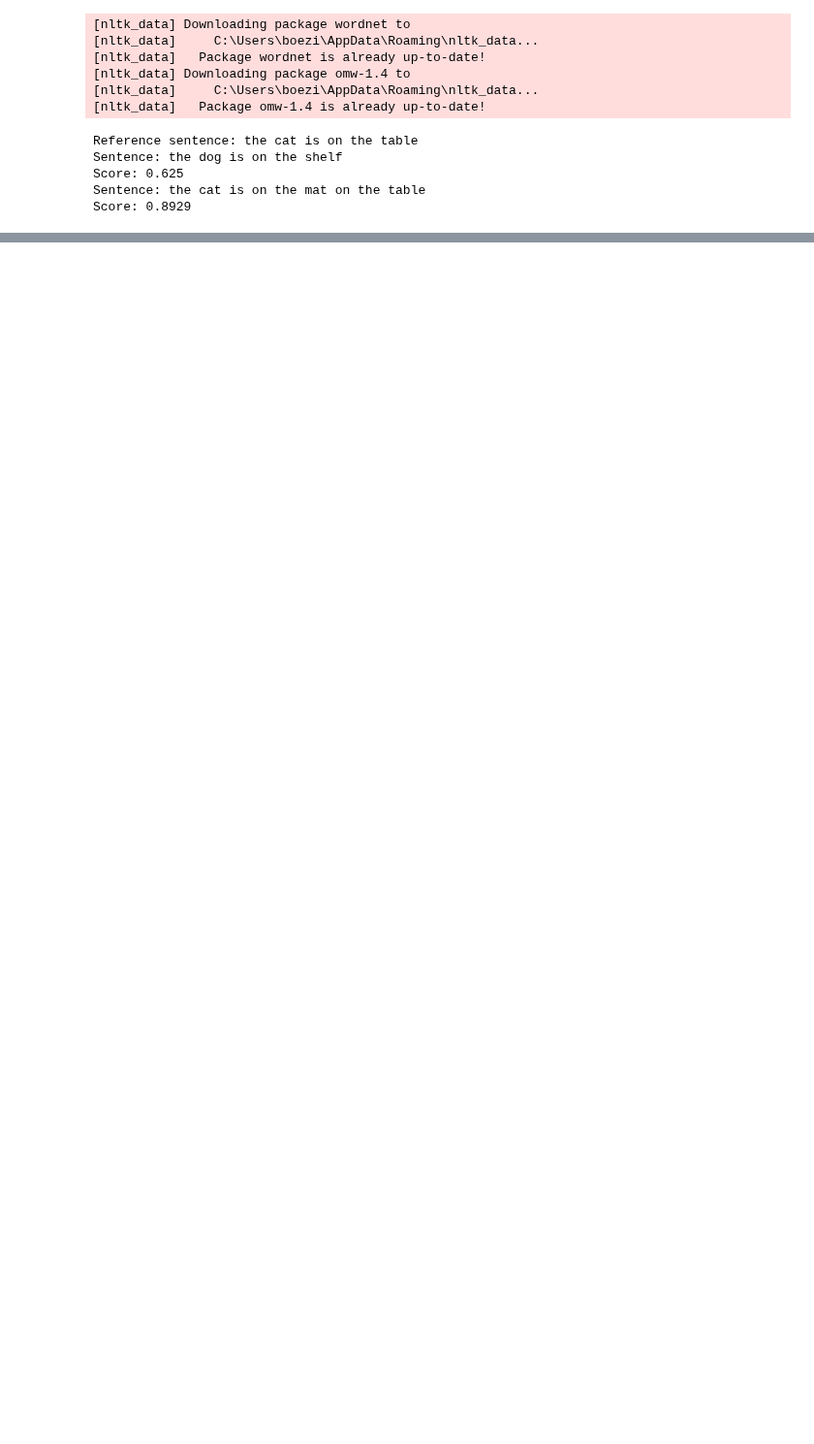
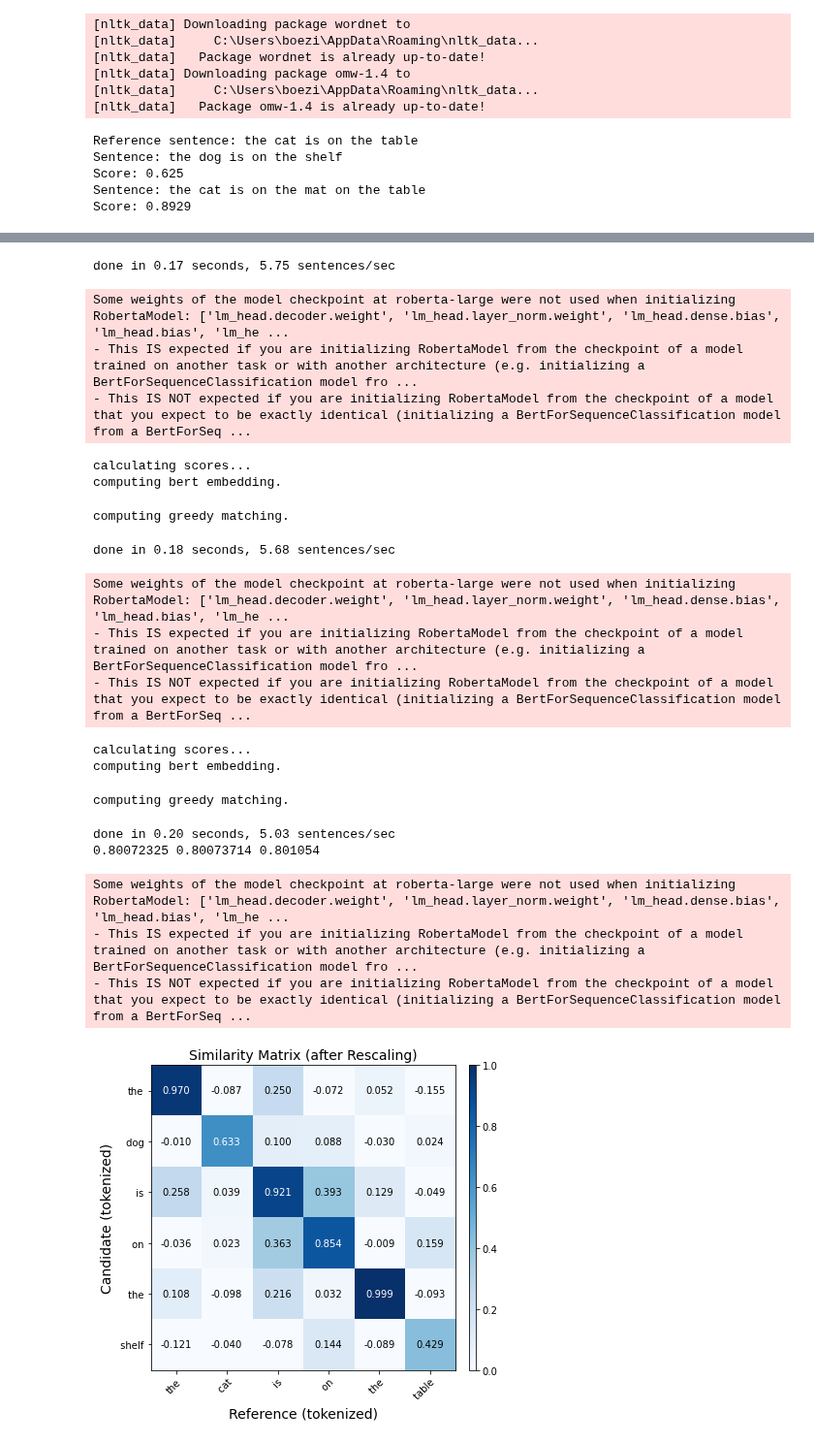
Before and after one commit to TheOnesThatWereAbroad/PodcastSummarization, a Jupyter notebook: metrics.ipynb, the cells around one changed output, grey strips where cells are left out. Shown at 97% size. Drawn from its saved outputs; the diff is of its cells as text; code cells hidden in the pictures; blank space fills up the shorter version.

Commit message:
refactor bertscore, evaluation report, BLEURT type error to fix

```diff
--- a/metrics.ipynb
+++ b/metrics.ipynb
@@ -77,22 +80,48 @@ Score: 0.625
 Sentence: the cat is on the mat on the table
 Score: 0.8929
 # %%
-def bertscore_score(reference, candidate):
+# TODO delete execution comments
+
+def bertscore_precision_score(reference, candidate):
     """
     BERTScore score, see https://github.com/Tiiiger/bert_score/blob/master/example/Demo.ipynb for API
     Parameters:
         reference: reference translation
         candidate: generated translation
     Returns:
-        BERTScore score (precision, recall and F1)
+        BERTScore precision score
     """
-    return score([candidate], [reference], lang='en', verbose=True, rescale_with_baseline=True)
+    return score([candidate], [reference], lang='en', verbose=True, rescale_with_baseline=True)[0].numpy()[0]
 
+def bertscore_recall_score(reference, candidate):
+    """
+    BERTScore score, see https://github.com/Tiiiger/bert_score/blob/master/example/Demo.ipynb for API
+    Parameters:
+        reference: reference translation
+        candidate: generated translation
+    Returns:
+        BERTScore recall score
+    """
+    return score([candidate], [reference], lang='en', verbose=True, rescale_with_baseline=True)[1].numpy()[0]
+
+def bertscore_f1_score(reference, candidate):
+    """
+    BERTScore score, see https://github.com/Tiiiger/bert_score/blob/master/example/Demo.ipynb for API
+    Parameters:
+        reference: reference translation
+        candidate: generated translation
+    Returns:
+        BERTScore f1 score
+    """
+    return score([candidate], [reference], lang='en', verbose=True, rescale_with_baseline=True)[2].numpy()[0]
 
 reference = "the cat is on the table"
 candidate = "the dog is on the shelf"
 
-p, r, f = bertscore_score(reference, candidate)
+p = bertscore_precision_score(reference, candidate)
+r = bertscore_recall_score(reference, candidate)
+f = bertscore_f1_score(reference, candidate)
+print(p, r, f)
 
 plot_example(candidate, reference, lang='en', rescale_with_baseline=True)
 # %% [output]
@@ -100,3 +134,23 @@ TypeError: 'module' object is not callable
+done in 0.17 seconds, 5.75 sentences/sec
+Some weights of the model checkpoint at roberta-large were not used when initializing RobertaModel: ['lm_head.decoder.weight', 'lm_head.layer_norm.weight', 'lm_head.dense.bias', 'lm_head.bias', 'lm_he ...
+- This IS expected if you are initializing RobertaModel from the checkpoint of a model trained on another task or with another architecture (e.g. initializing a BertForSequenceClassification model fro ...
+- This IS NOT expected if you are initializing RobertaModel from the checkpoint of a model that you expect to be exactly identical (initializing a BertForSequenceClassification model from a BertForSeq ...
+calculating scores...
+computing bert embedding.
+computing greedy matching.
+done in 0.18 seconds, 5.68 sentences/sec
+Some weights of the model checkpoint at roberta-large were not used when initializing RobertaModel: ['lm_head.decoder.weight', 'lm_head.layer_norm.weight', 'lm_head.dense.bias', 'lm_head.bias', 'lm_he ...
+- This IS expected if you are initializing RobertaModel from the checkpoint of a model trained on another task or with another architecture (e.g. initializing a BertForSequenceClassification model fro ...
+- This IS NOT expected if you are initializing RobertaModel from the checkpoint of a model that you expect to be exactly identical (initializing a BertForSequenceClassification model from a BertForSeq ...
+calculating scores...
+computing bert embedding.
+computing greedy matching.
+done in 0.20 seconds, 5.03 sentences/sec
+0.80072325 0.80073714 0.801054
+Some weights of the model checkpoint at roberta-large were not used when initializing RobertaModel: ['lm_head.decoder.weight', 'lm_head.layer_norm.weight', 'lm_head.dense.bias', 'lm_head.bias', 'lm_he ...
+- This IS expected if you are initializing RobertaModel from the checkpoint of a model trained on another task or with another architecture (e.g. initializing a BertForSequenceClassification model fro ...
+- This IS NOT expected if you are initializing RobertaModel from the checkpoint of a model that you expect to be exactly identical (initializing a BertForSequenceClassification model from a BertForSeq ...
+[figure, added]
 # %%
 def bleurt_score(reference, candidate):
     """
```
Also changed, not shown: parts of 5 cells of this notebook.
